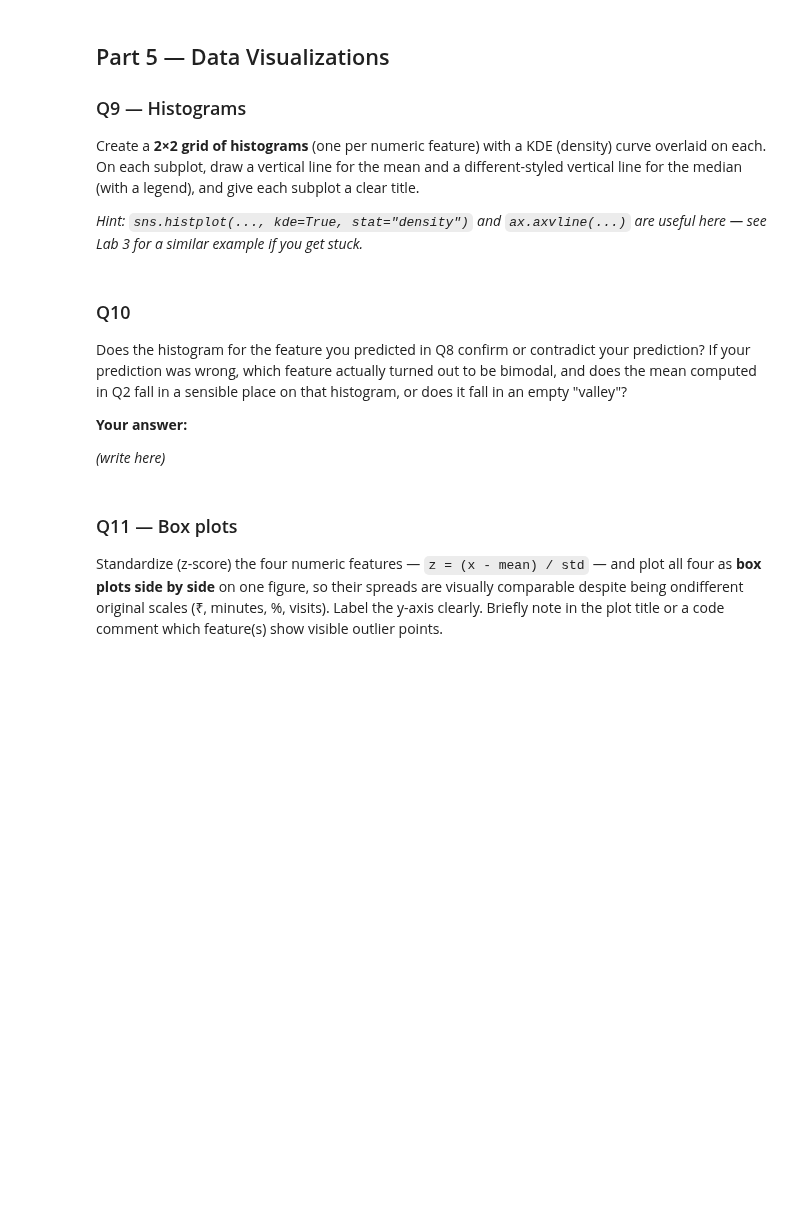
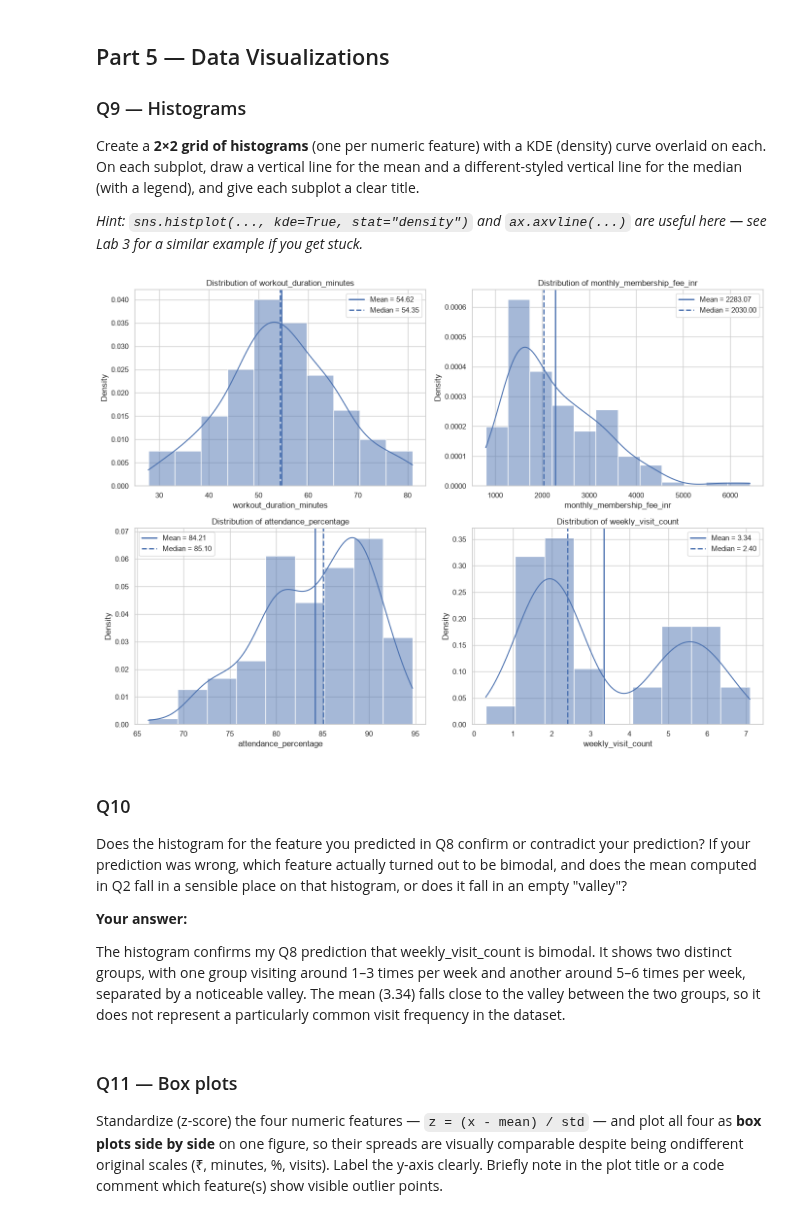
Before and after one commit to Arshia258/DS_Lab, a Jupyter notebook: Lab-3/Lab3_Gym_Membership.ipynb, the cells around one changed output. Cells and saved outputs as stored; diff of their text form; code cells hidden in the pictures; blank space fills up the shorter version.

```diff
--- a/Lab-3/Lab3_Gym_Membership.ipynb
+++ b/Lab-3/Lab3_Gym_Membership.ipynb
@@ -188,7 +429,46 @@ for the median (with a legend), and give each subplot a clear title.
 *Hint: `sns.histplot(..., kde=True, stat="density")` and `ax.axvline(...)` are useful here — see
 Lab 3 for a similar example if you get stuck.*
 # %%
-# TODO: Q9 — 2x2 histogram grid with KDE, mean line, and median line per feature
+# TODO: Q9 — 2x2 h# TODO: Q9 — 2x2 histogram grid with KDE, mean line, and median line per feature
+
+
+fig, axes = plt.subplots(2, 2, figsize=(14, 10))
+
+for ax, feature in zip(axes.flat, FEATURES):
+
+    sns.histplot(
+        df[feature],
+        kde=True,
+        stat="density",
+        ax=ax
+    )
+
+    mean_value = df[feature].mean()
+    median_value = df[feature].median()
+
+    ax.axvline(
+        mean_value,
+        linestyle="-",
+        linewidth=2,
+        label=f"Mean = {mean_value:.2f}"
+    )
+
+    ax.axvline(
+        median_value,
+        linestyle="--",
+        linewidth=2,
+        label=f"Median = {median_value:.2f}"
+    )
+
+    ax.set_title(f"Distribution of {feature}")
+    ax.set_xlabel(feature)
+    ax.set_ylabel("Density")
+    ax.legend()
+
+plt.tight_layout()
+plt.show()
+# %% [output]
+[figure, added]
 # %% [markdown]
 ### Q10
 
@@ -198,7 +478,7 @@ computed in Q2 fall in a sensible place on that histogram, or does it fall in an
 
 **Your answer:**
 
-_(write here)_
+The histogram confirms my Q8 prediction that weekly_visit_count is bimodal. It shows two distinct groups, with one group visiting around 1–3 times per week and another around 5–6 times per week, separated by a noticeable valley. The mean (3.34) falls close to the valley between the two groups, so it does not represent a particularly common visit frequency in the dataset.
 # %% [markdown]
 ### Q11  — Box plots
 
```
Also changed, not shown: parts of 20 cells of this notebook.
